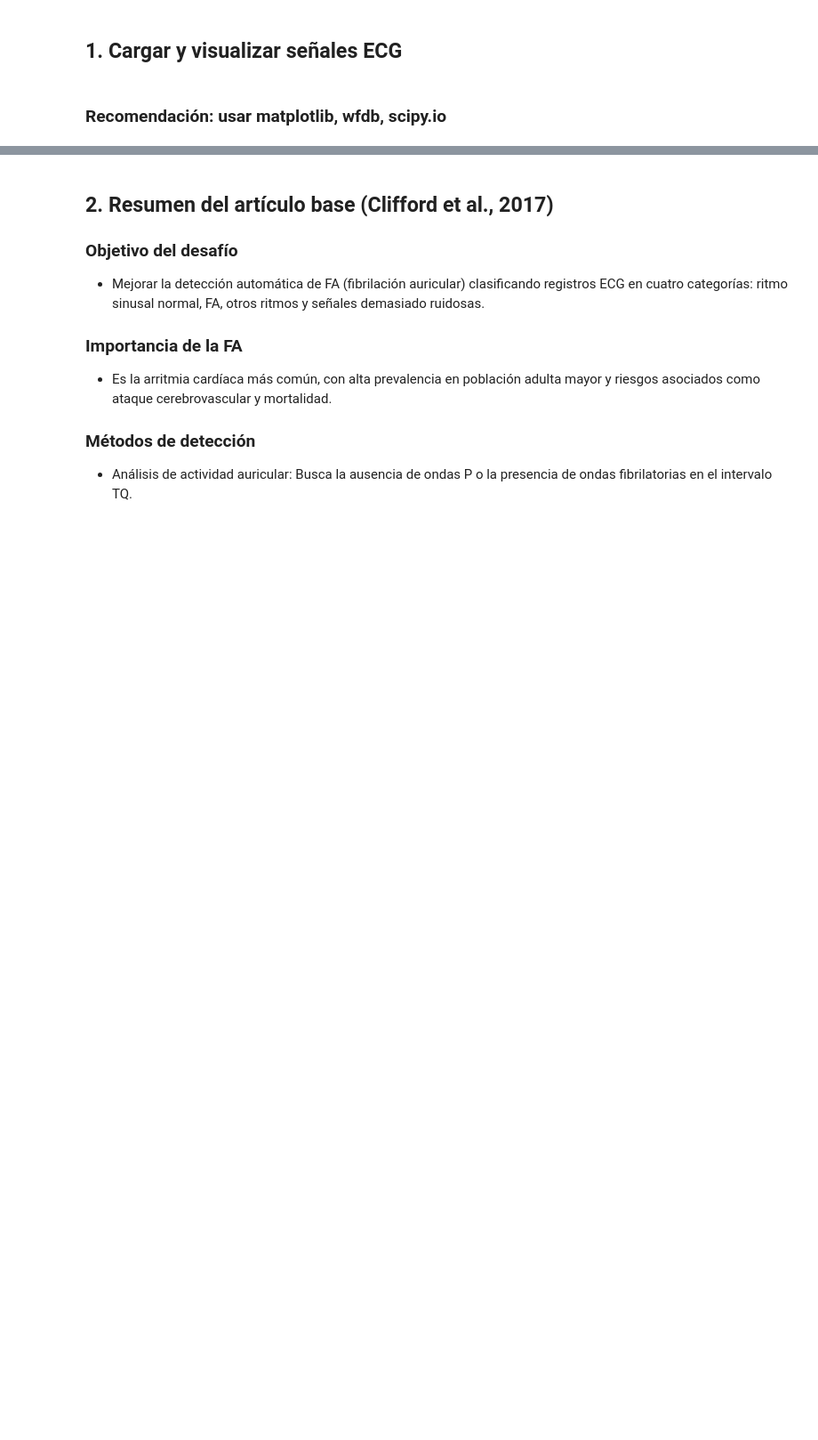
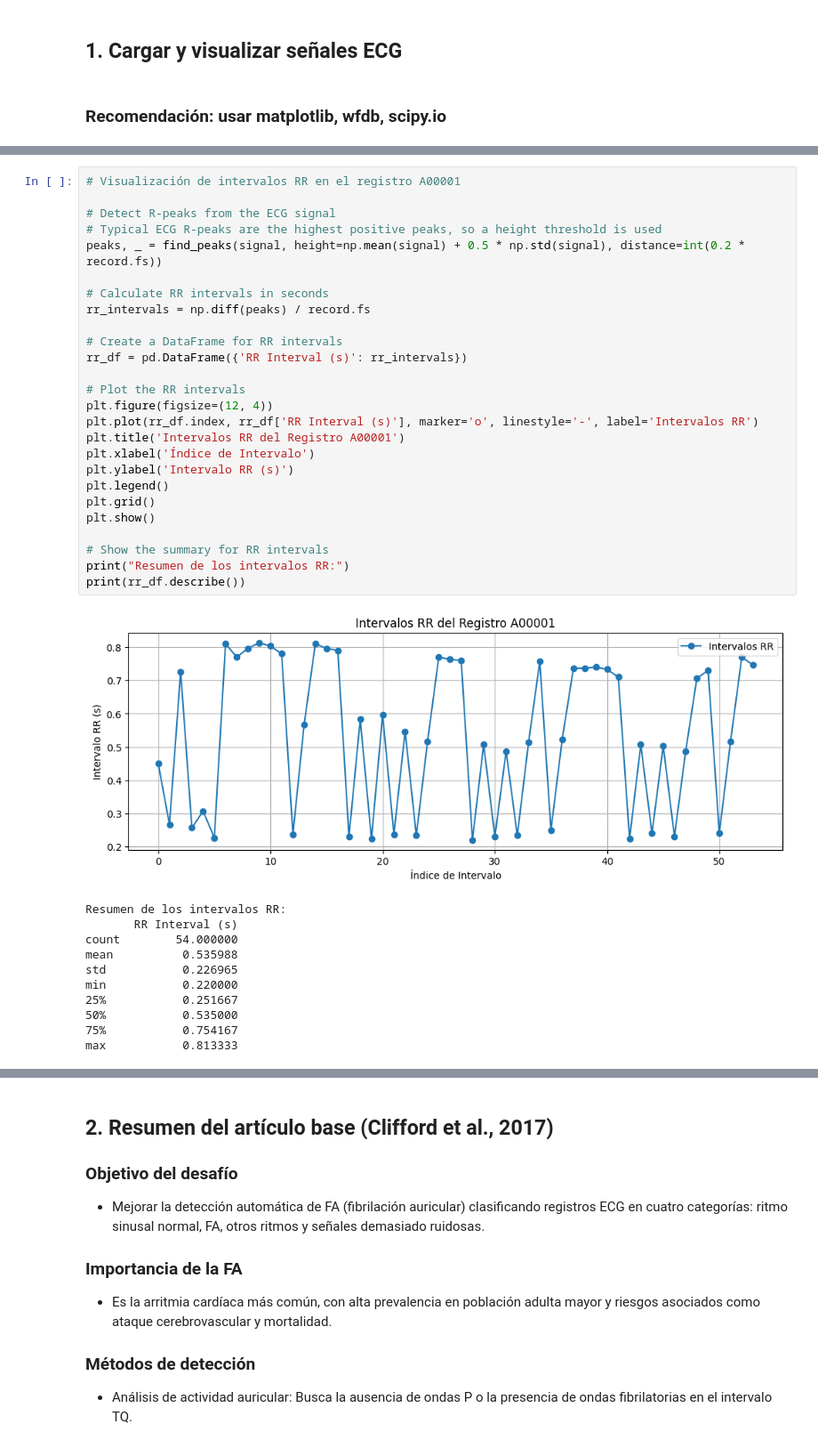
Before and after one commit to Mrldmz/MachineLearning, a Jupyter notebook: proyecto/Semana_1_Exploracion.ipynb, the cells around one changed output, grey strips where cells are left out. Shown at 89% size. Saved outputs shown, nothing was run; the diff lists cells and outputs as text; blank space fills up the shorter version.

Commit message:
proyecto: semana 1, agregados datos sobre intervalos RR calculados

```diff
--- a/proyecto/Semana_1_Exploracion.ipynb
+++ b/proyecto/Semana_1_Exploracion.ipynb
@@ -52,3 +79,41 @@ plt.show()
+# %%
+# Visualización de intervalos RR en el registro A00001
+
+# Detect R-peaks from the ECG signal
+# Typical ECG R-peaks are the highest positive peaks, so a height threshold is used
+peaks, _ = find_peaks(signal, height=np.mean(signal) + 0.5 * np.std(signal), distance=int(0.2 * record.fs))
+
+# Calculate RR intervals in seconds
+rr_intervals = np.diff(peaks) / record.fs
+
+# Create a DataFrame for RR intervals
+rr_df = pd.DataFrame({'RR Interval (s)': rr_intervals})
+
+# Plot the RR intervals
+plt.figure(figsize=(12, 4))
+plt.plot(rr_df.index, rr_df['RR Interval (s)'], marker='o', linestyle='-', label='Intervalos RR')
+plt.title('Intervalos RR del Registro A00001')
+plt.xlabel('Índice de Intervalo')
+plt.ylabel('Intervalo RR (s)')
+plt.legend()
+plt.grid()
+plt.show()
+
+# Show the summary for RR intervals
+print("Resumen de los intervalos RR:")
+print(rr_df.describe())
+# %% [output]
+[figure, added]
+Resumen de los intervalos RR:
+       RR Interval (s)
+count        54.000000
+mean          0.535988
+std           0.226965
+min           0.220000
+25%           0.251667
+50%           0.535000
+75%           0.754167
+max           0.813333
 # %%
 print("Ahora se visualiza un registro diferente que representa un caso con arritmia.")
 
```
Also changed, not shown: parts of 4 cells of this notebook.
